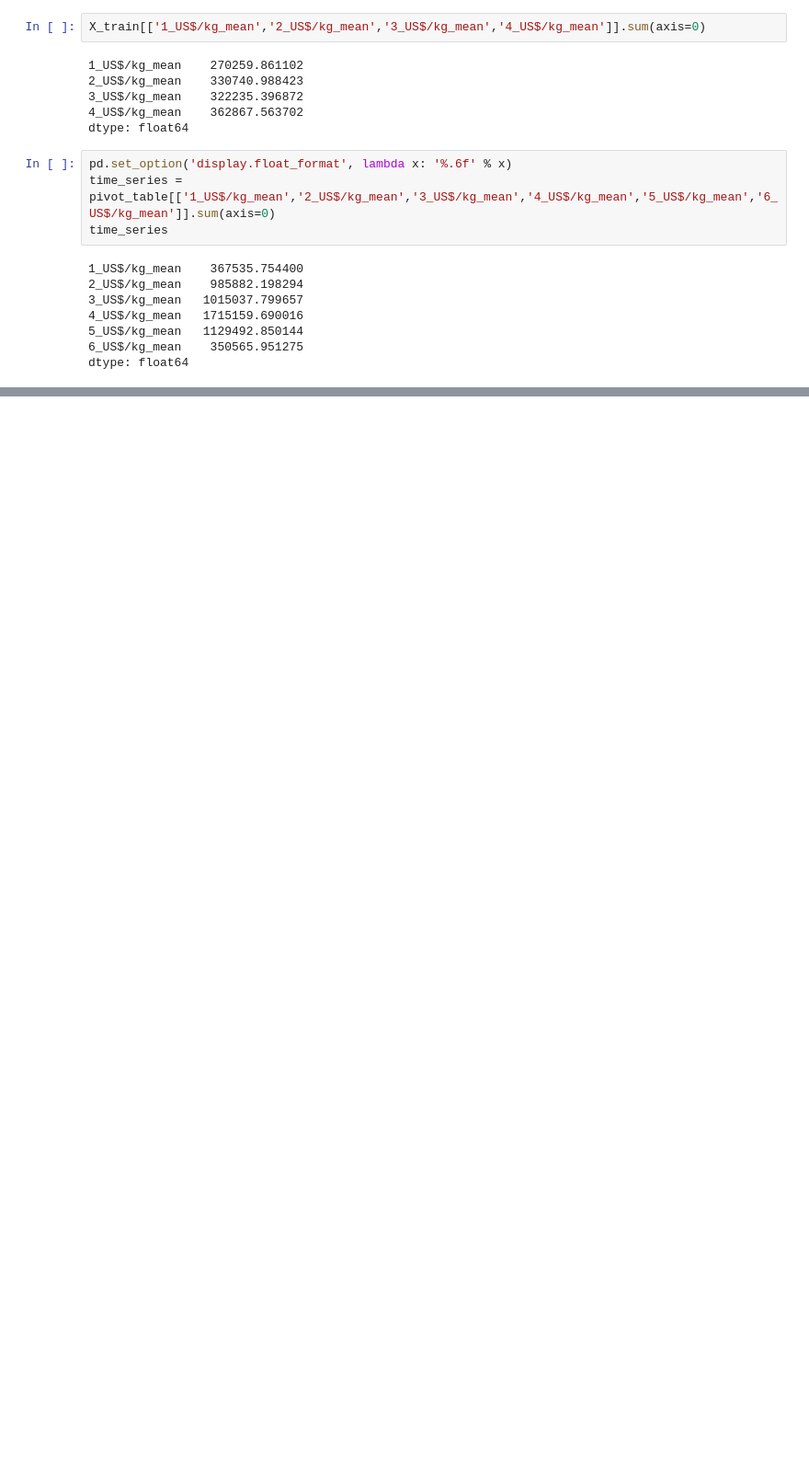
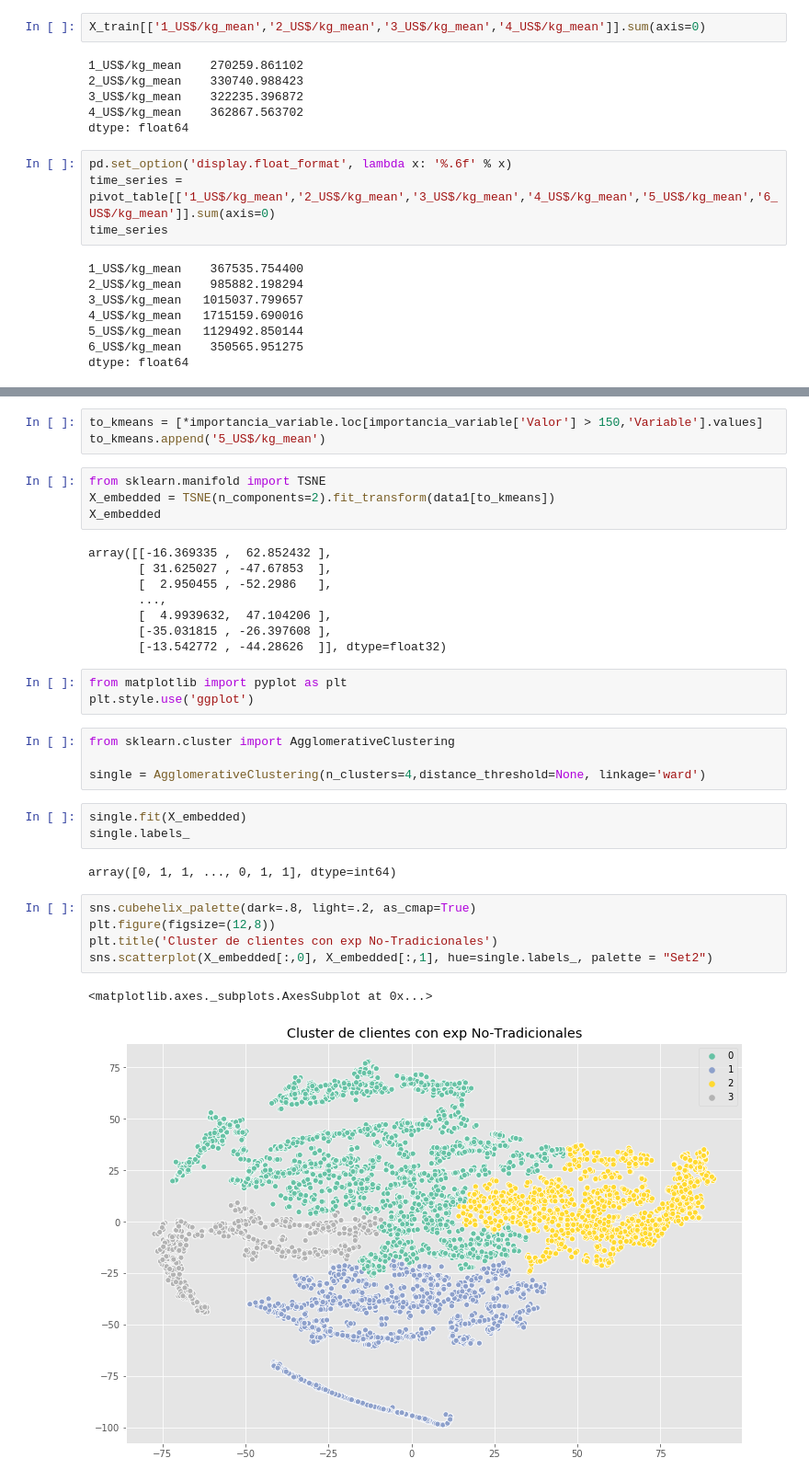
Before and after one commit to PBenavides/Practice_Notebooks, a Jupyter notebook: Time_series_trade_exchange/Modelo No Tradicional.ipynb, the cells around one changed output, grey strips where cells are left out. Shown at 92% size. Cells and saved outputs as stored; diff of their text form; blank space fills up the shorter version.

```diff
--- a/Time_series_trade_exchange/Modelo No Tradicional.ipynb
+++ b/Time_series_trade_exchange/Modelo No Tradicional.ipynb
@@ -774,0 +760,35 @@ time_series
+# %%
+to_kmeans = [*importancia_variable.loc[importancia_variable['Valor'] > 150,'Variable'].values]
+to_kmeans.append('5_US$/kg_mean')
+# %%
+from sklearn.manifold import TSNE
+X_embedded = TSNE(n_components=2).fit_transform(data1[to_kmeans])
+X_embedded
+# %% [output]
+array([[-16.369335 ,  62.852432 ],
+       [ 31.625027 , -47.67853  ],
+       [  2.950455 , -52.2986   ],
+       ...,
+       [  4.9939632,  47.104206 ],
+       [-35.031815 , -26.397608 ],
+       [-13.542772 , -44.28626  ]], dtype=float32)
+# %%
+from matplotlib import pyplot as plt
+plt.style.use('ggplot')
+# %%
+from sklearn.cluster import AgglomerativeClustering
+
+single = AgglomerativeClustering(n_clusters=4,distance_threshold=None, linkage='ward')
+# %%
+single.fit(X_embedded)
+single.labels_
+# %% [output]
+array([0, 1, 1, ..., 0, 1, 1], dtype=int64)
+# %%
+sns.cubehelix_palette(dark=.8, light=.2, as_cmap=True)
+plt.figure(figsize=(12,8))
+plt.title('Cluster de clientes con exp No-Tradicionales')
+sns.scatterplot(X_embedded[:,0], X_embedded[:,1], hue=single.labels_, palette = "Set2")
+# %% [output]
+<matplotlib.axes._subplots.AxesSubplot at 0x...>
+[figure, added]
```
Also changed, not shown: parts of 11 cells of this notebook.
